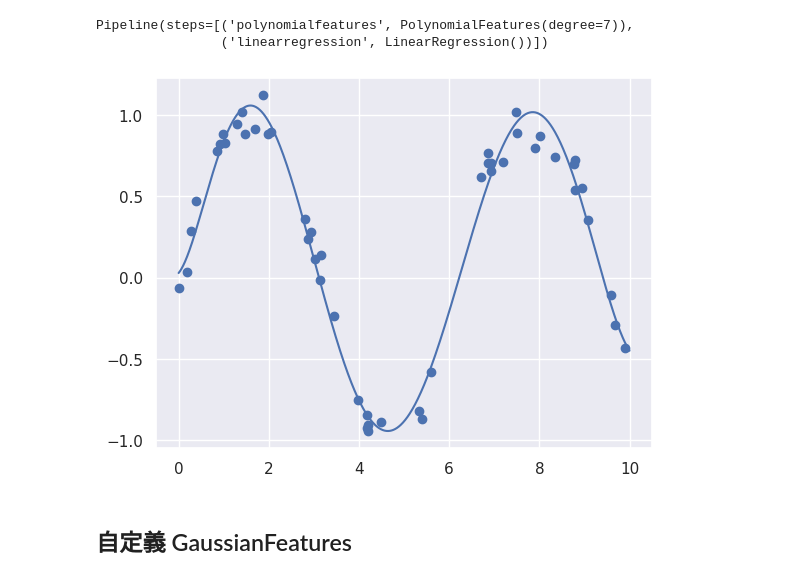
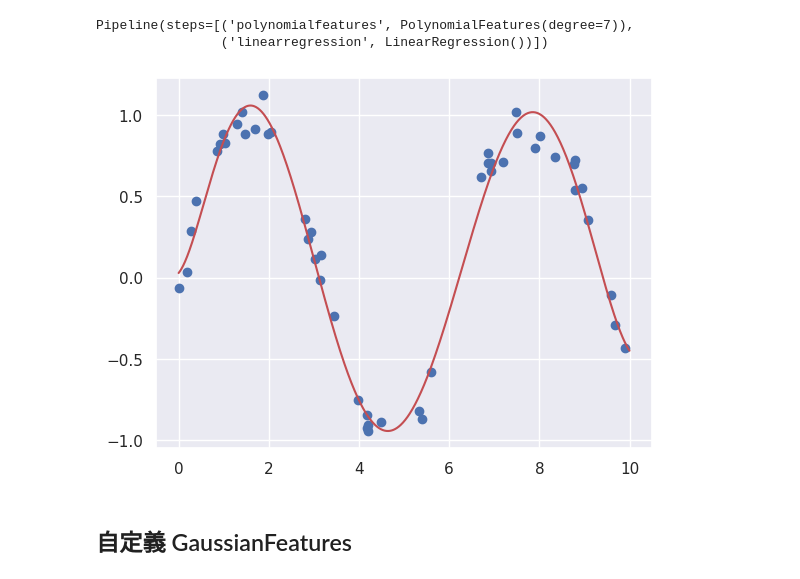
Before and after one commit to Yiting916/ML, a Jupyter notebook: 2-05.線性回歸.ipynb, the cells around one changed output. Cells and saved outputs as stored; diff of their text form; code cells hidden in the pictures.

```diff
--- a/2-05.線性回歸.ipynb
+++ b/2-05.線性回歸.ipynb
@@ -483,15 +483,15 @@ Pipeline(steps=[('polynomialfeatures', PolynomialFeatures(degree=7)),
 # %%
 rng = np.random.RandomState(1)
 x = 10 * rng.rand(50)
 y = np.sin(x) + 0.1 * rng.randn(50)
 
 poly_model.fit(x[:, np.newaxis], y)
 yfit = poly_model.predict(xfit[:, np.newaxis])
 
 plt.scatter(x, y)
-plt.plot(xfit, yfit);
+plt.plot(xfit, yfit, 'r');
 # %% [output]
-[figure, old version]
+[figure, new version]
 # %% [markdown]
 ## 自定義 GaussianFeatures
 # %%
```
